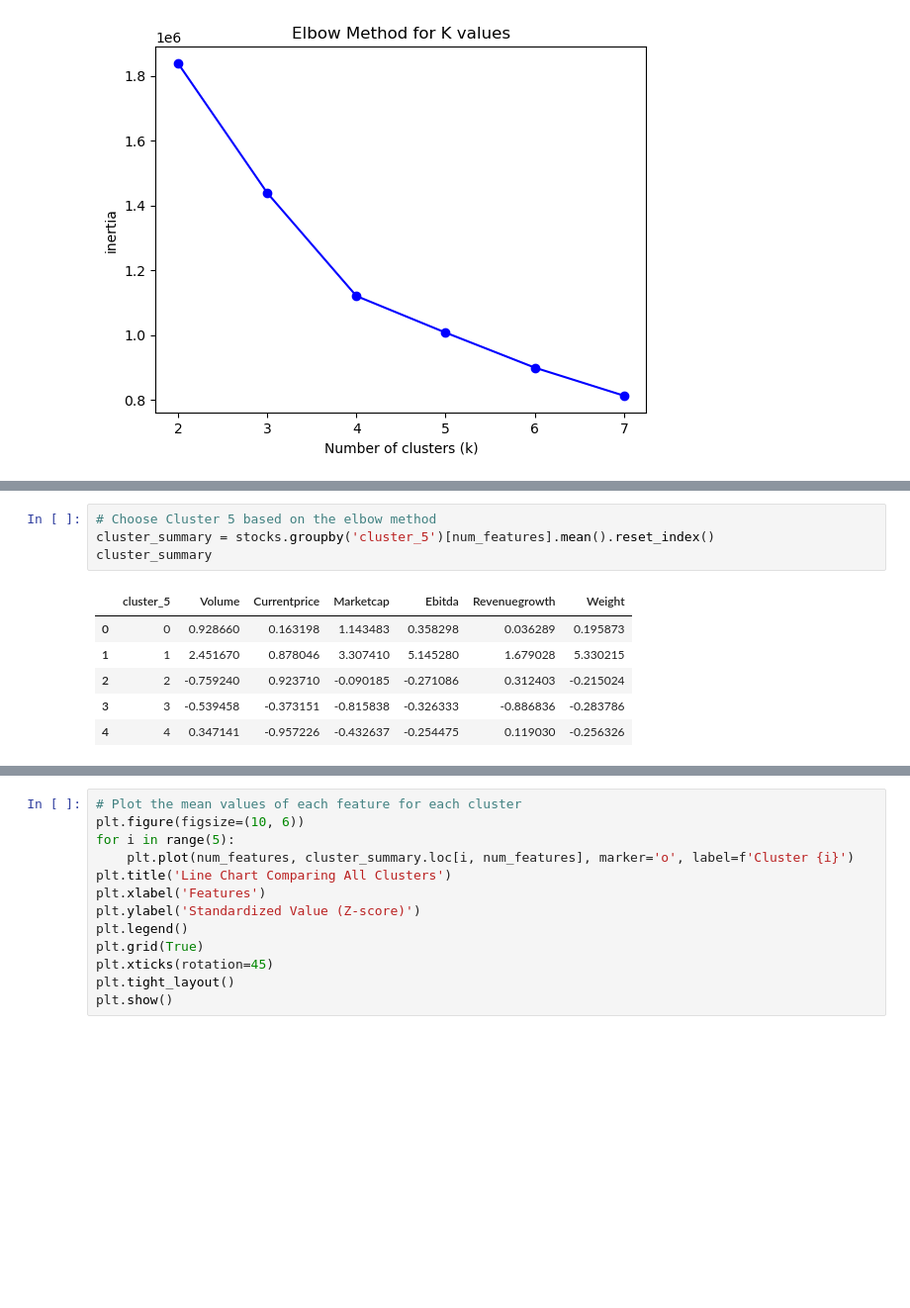
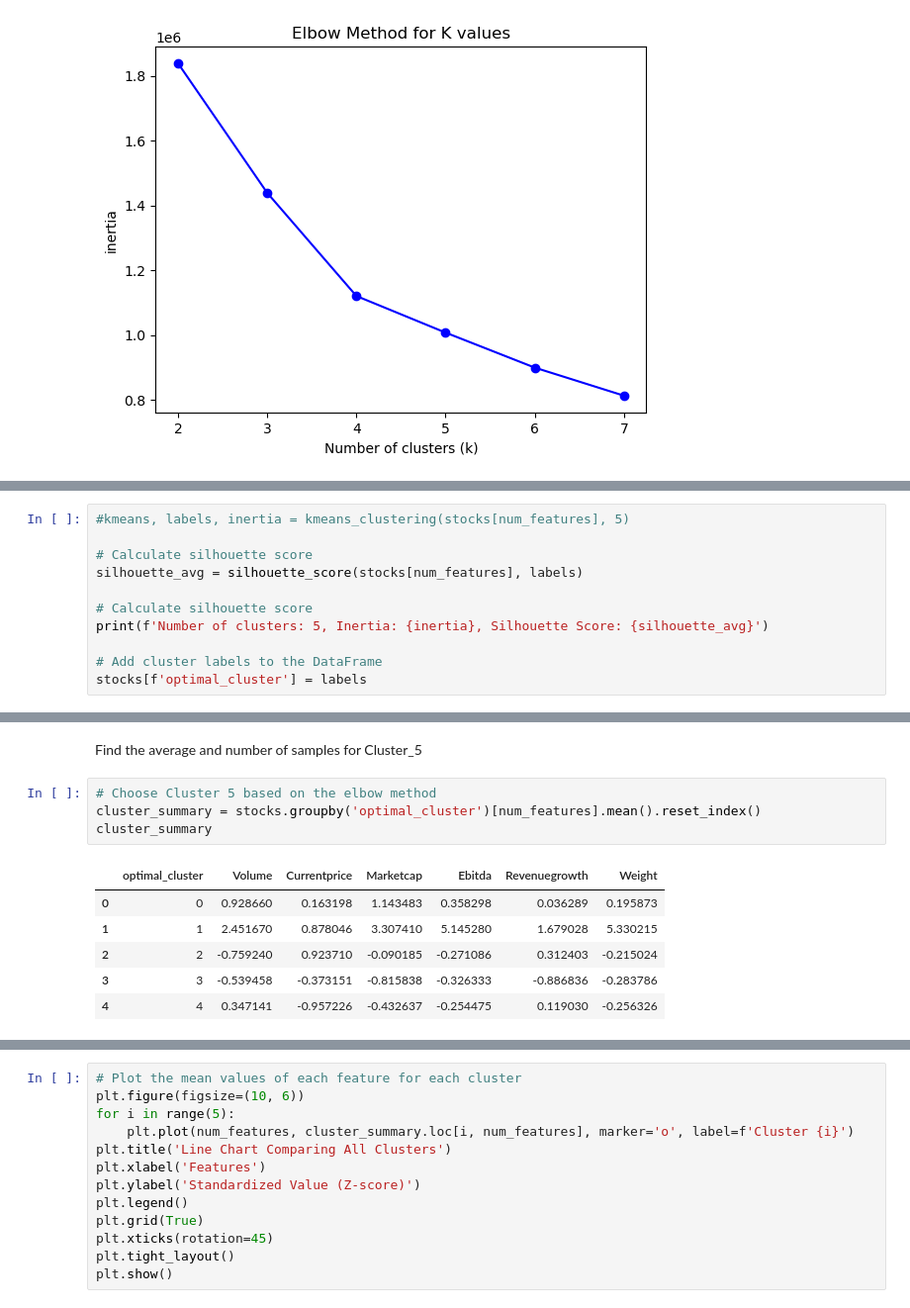
Before and after one commit to KayMichnicki/AAI510-Final-Project, a Jupyter notebook: AAI510_Stock_Clustering.ipynb, the cells around one changed output, grey strips where cells are left out. Shown at 99% size. Saved outputs shown, nothing was run; the diff lists cells and outputs as text; blank space fills up the shorter version.

Commit message:
Clustering - added comments and business insights

```diff
--- a/AAI510_Stock_Clustering.ipynb
+++ b/AAI510_Stock_Clustering.ipynb
@@ -293,0 +327,11 @@ plt.show()
+# %%
+#kmeans, labels, inertia = kmeans_clustering(stocks[num_features], 5)
+
+# Calculate silhouette score
+silhouette_avg = silhouette_score(stocks[num_features], labels)
+
+# Calculate silhouette score
+print(f'Number of clusters: 5, Inertia: {inertia}, Silhouette Score: {silhouette_avg}')
+
+# Add cluster labels to the DataFrame
+stocks[f'optimal_cluster'] = labels
@@ -294,9 +349,11 @@ plt.show()
+# %% [markdown]
+Find the average and number of samples for Cluster_5
 # %%
 # Choose Cluster 5 based on the elbow method
-cluster_summary = stocks.groupby('cluster_5')[num_features].mean().reset_index()
+cluster_summary = stocks.groupby('optimal_cluster')[num_features].mean().reset_index()
 cluster_summary
 # %% [output]
-|  | cluster_5 | Volume | Currentprice | Marketcap | Ebitda | Revenuegrowth | Weight |
+|  | optimal_cluster | Volume | Currentprice | Marketcap | Ebitda | Revenuegrowth | Weight |
 | 0 | 0 | 0.928660 | 0.163198 | 1.143483 | 0.358298 | 0.036289 | 0.195873 |
 | 1 | 1 | 2.451670 | 0.878046 | 3.307410 | 5.145280 | 1.679028 | 5.330215 |
 | 2 | 2 | -0.759240 | 0.923710 | -0.090185 | -0.271086 | 0.312403 | -0.215024 |
```
Also changed, not shown: parts of 24 cells of this notebook.
